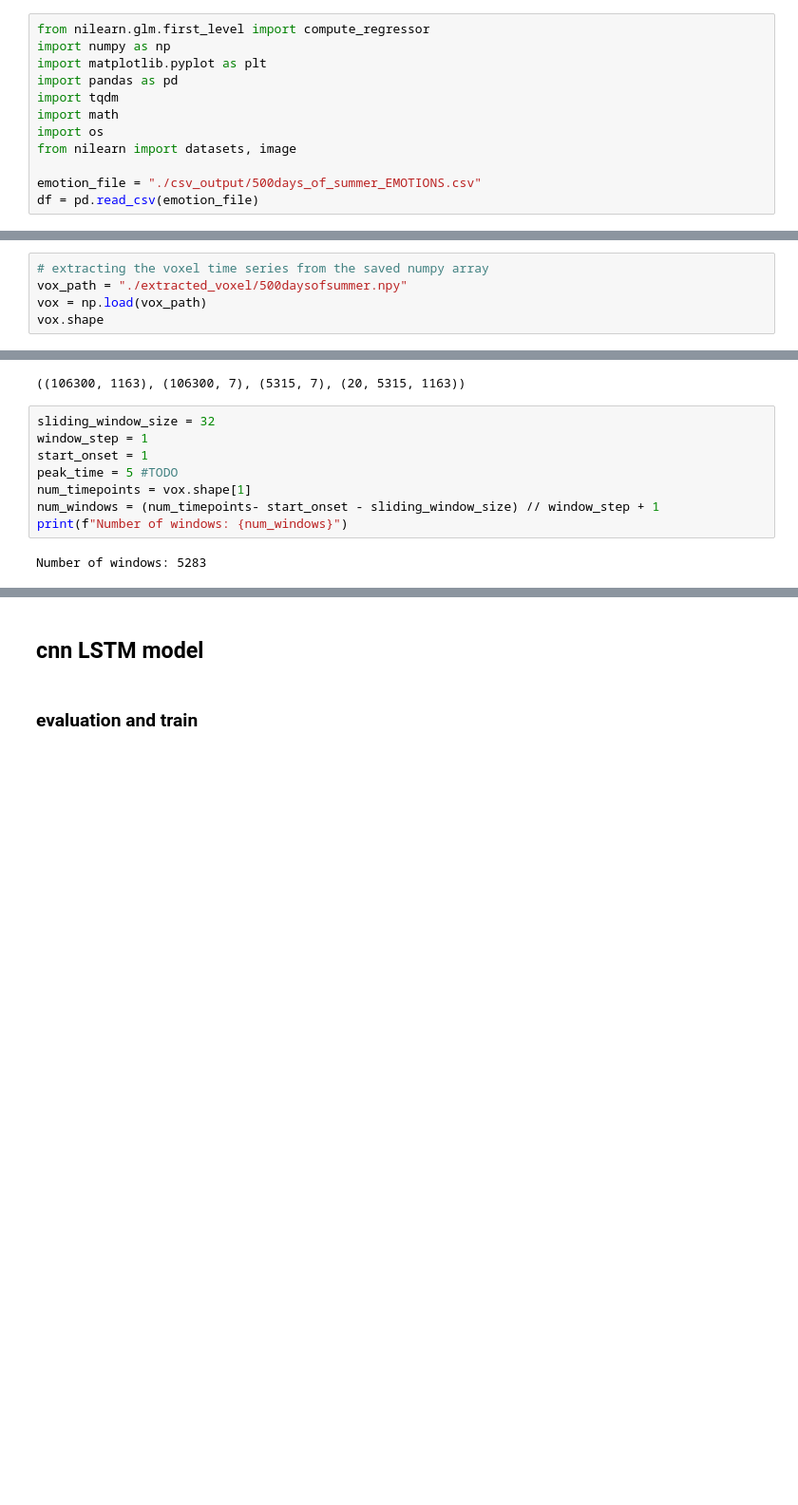
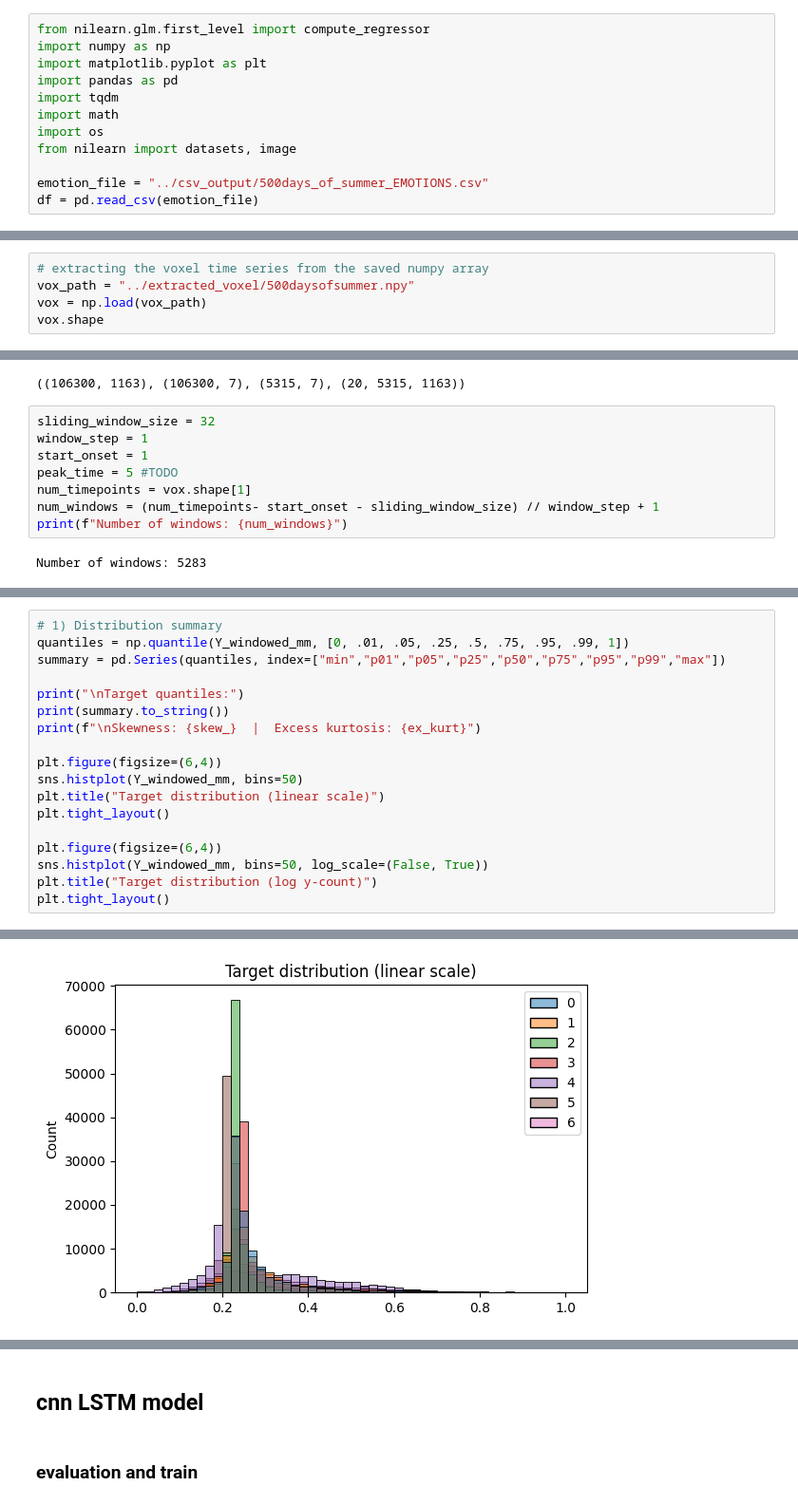
Before and after one commit to Jirapong2442/fMRI-Emotion-Analysis, a Jupyter notebook: get_regressor.ipynb, the cells around one changed output, grey strips where cells are left out. Shown: that part at 95% size. Cells and saved outputs as stored; diff of their text form; blank space fills up the shorter version.

```diff
--- a/get_regressor.ipynb
+++ b/get_regressor.ipynb
@@ -10,7 +10,7 @@ import math
 import os
 from nilearn import datasets, image
 
-emotion_file = "./csv_output/500days_of_summer_EMOTIONS.csv"
+emotion_file = "../csv_output/500days_of_summer_EMOTIONS.csv"
 df = pd.read_csv(emotion_file)
 # %%
 df
@@ -233,7 +233,7 @@ else:
 Mask image detected, skipping mask generation
 # %%
 # extracting the voxel time series from the saved numpy array
-vox_path = "./extracted_voxel/500daysofsummer.npy"
+vox_path = "../extracted_voxel/500daysofsummer.npy"
 vox = np.load(vox_path)
 vox.shape
 # %% [output]
@@ -269,0 +440,19 @@ Number of windows: 5283
+# %%
+# 1) Distribution summary
+quantiles = np.quantile(Y_windowed_mm, [0, .01, .05, .25, .5, .75, .95, .99, 1])
+summary = pd.Series(quantiles, index=["min","p01","p05","p25","p50","p75","p95","p99","max"])
+
+print("\nTarget quantiles:")
+print(summary.to_string())
+print(f"\nSkewness: {skew_}  |  Excess kurtosis: {ex_kurt}")
+
+plt.figure(figsize=(6,4))
+sns.histplot(Y_windowed_mm, bins=50)
+plt.title("Target distribution (linear scale)")
+plt.tight_layout()
+
+plt.figure(figsize=(6,4))
+sns.histplot(Y_windowed_mm, bins=50, log_scale=(False, True))
+plt.title("Target distribution (log y-count)")
+plt.tight_layout()
+# %% [output]
@@ -269,0 +472 @@ Number of windows: 5283
+[figure, added]
```
Also changed, not shown: parts of 17 cells of this notebook, 1 other file.
